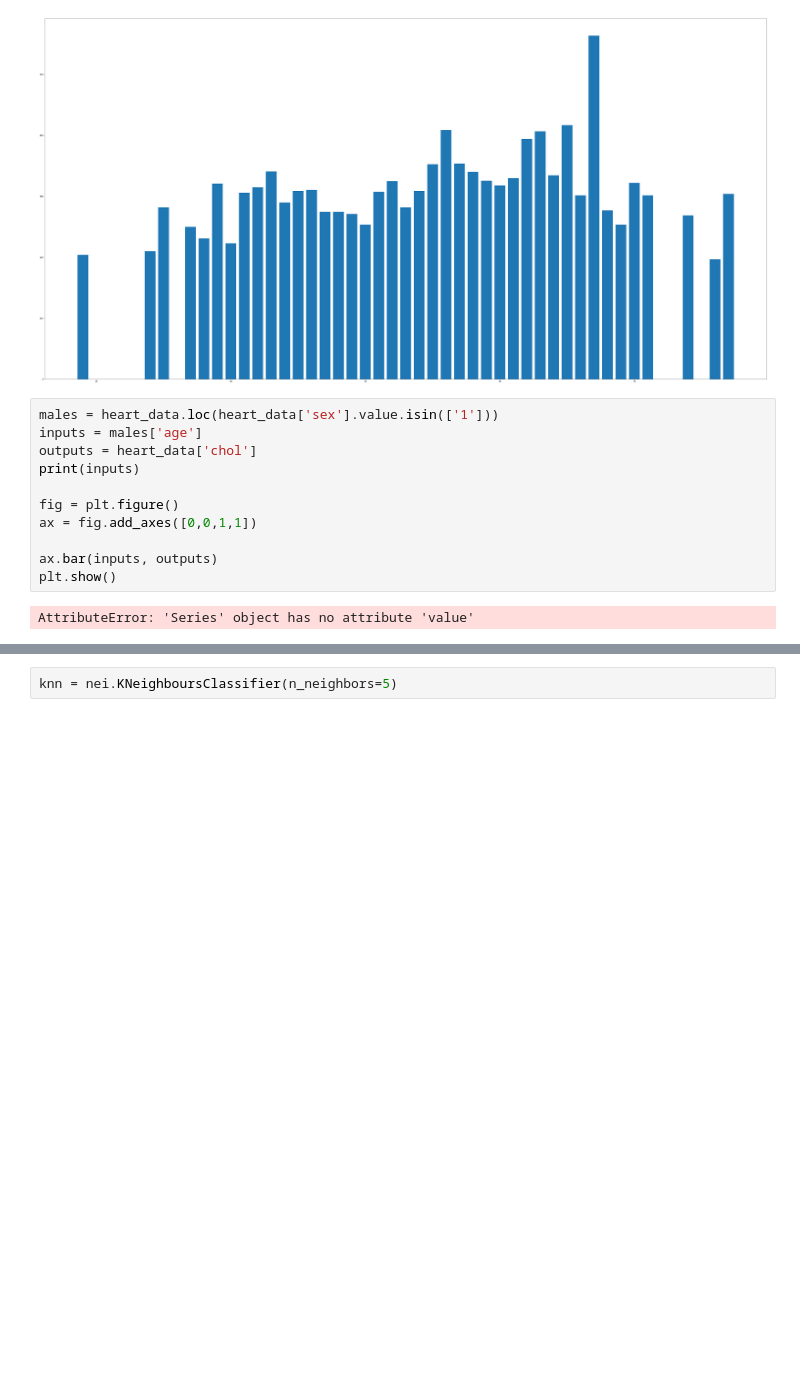
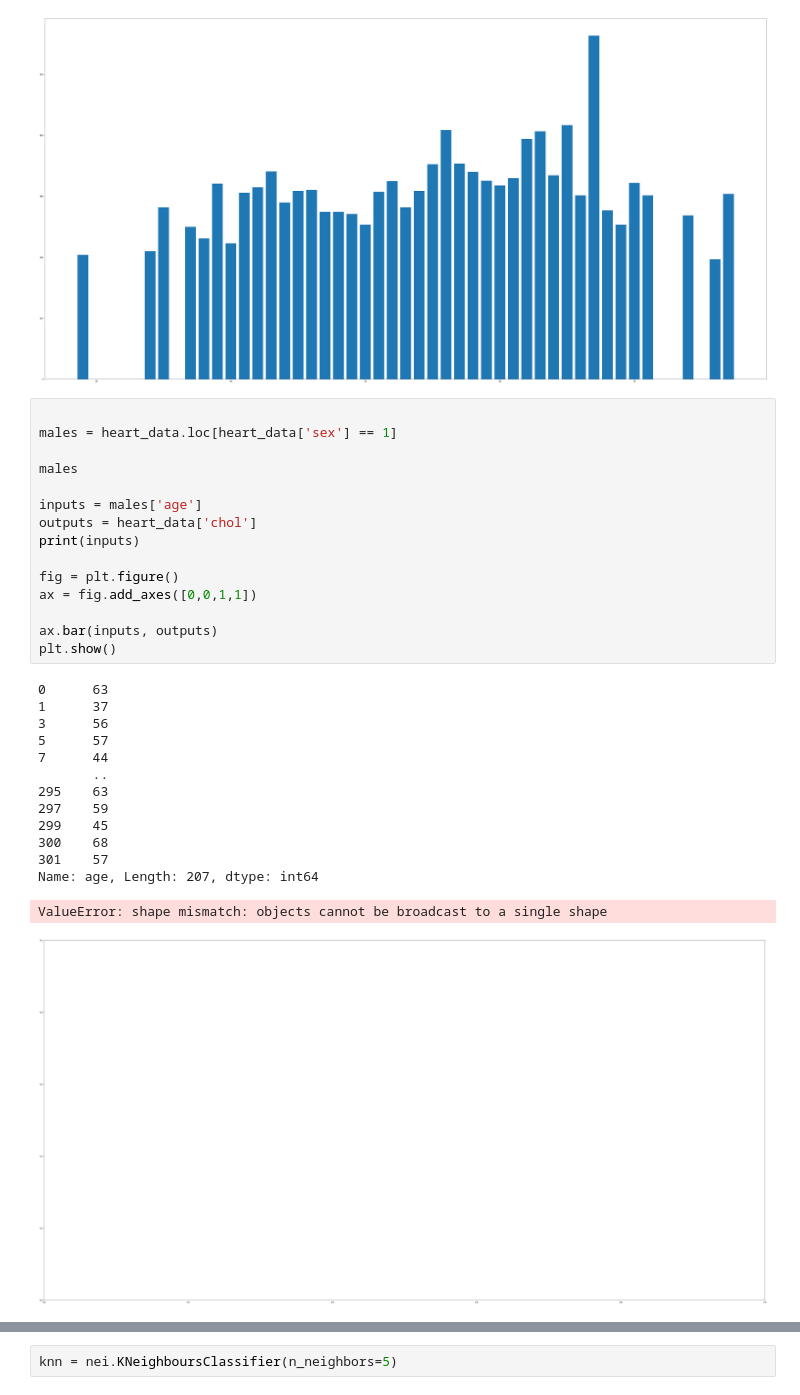
Before and after one commit to Trishmcc/Synthesised_Dataset, a Jupyter notebook: Synthesised_Dataset.ipynb, the cells around one changed output, grey strips where cells are left out. Saved outputs shown, nothing was run; the diff lists cells and outputs as text; blank space fills up the shorter version.

```diff
--- a/Synthesised_Dataset.ipynb
+++ b/Synthesised_Dataset.ipynb
@@ -282,15 +288,32 @@ plt.show()
 Name: age, Length: 303, dtype: int64
 [figure]
 # %%
-males = heart_data.loc(heart_data['sex'].value.isin(['1']))
+
+males = heart_data.loc[heart_data['sex'] == 1]
+
+males
+
 inputs = males['age']
 outputs = heart_data['chol']
 print(inputs)
 
 fig = plt.figure()
 ax = fig.add_axes([0,0,1,1])
 
 ax.bar(inputs, outputs)
 plt.show()
 # %% [output]
-AttributeError: 'Series' object has no attribute 'value'
+0      63
+1      37
+3      56
+5      57
+7      44
+       ..
+295    63
+297    59
+299    45
+300    68
+301    57
+Name: age, Length: 207, dtype: int64
+ValueError: shape mismatch: objects cannot be broadcast to a single shape
+[figure, added]
```
Also changed, not shown: parts of 6 cells of this notebook.
